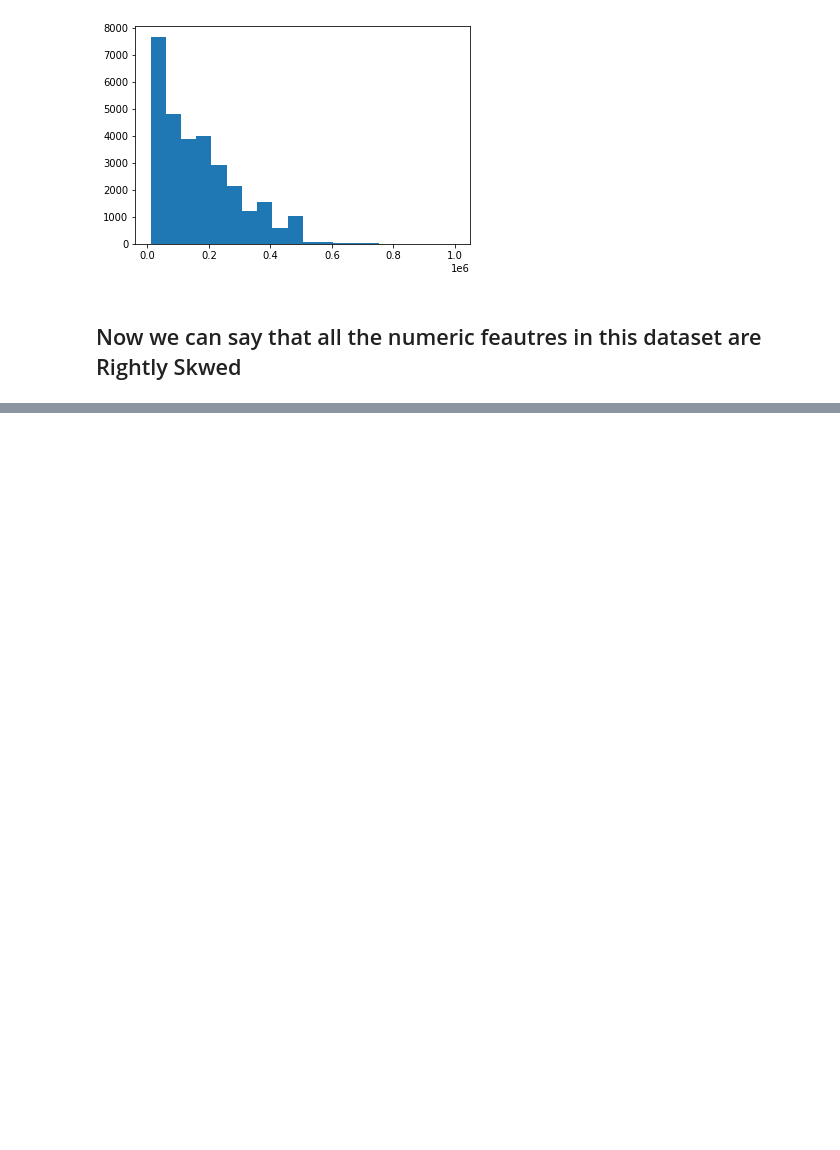
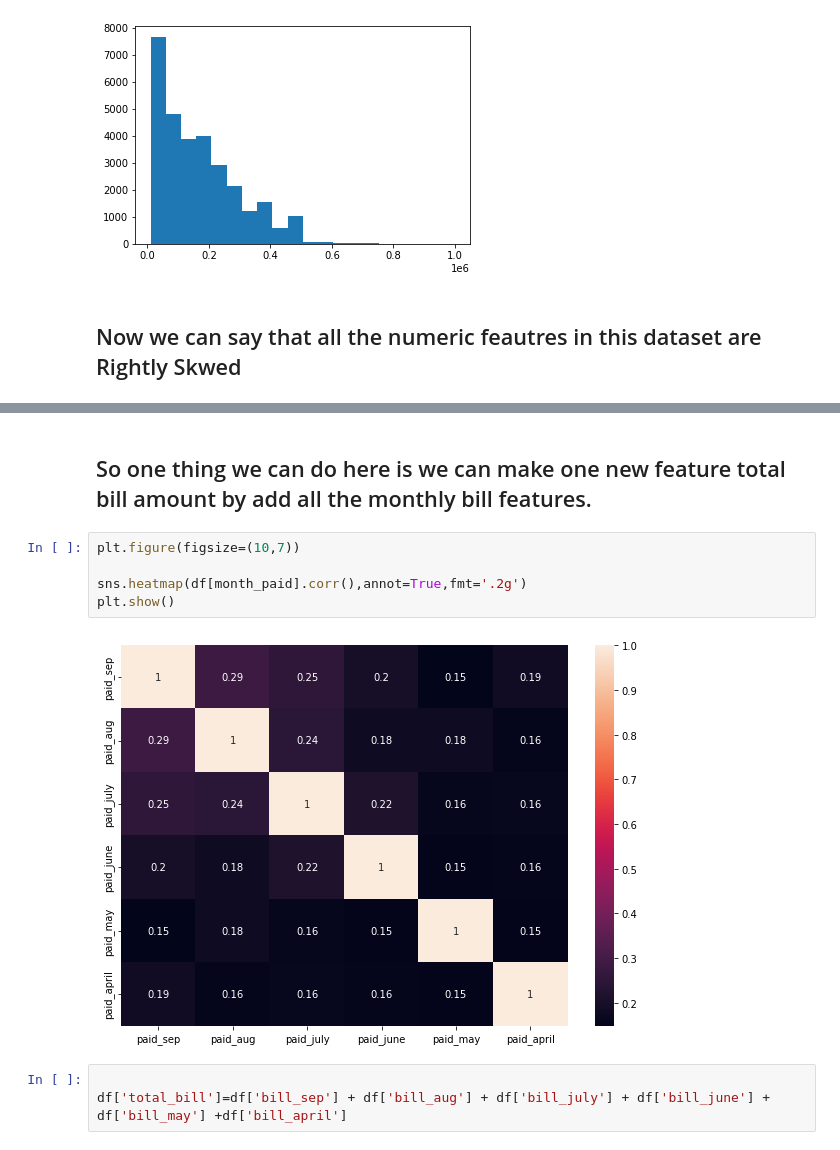
Before and after one commit to IfrazQazi/Credit-Card-Default-Prediction, a Jupyter notebook: Credit_Card_Default_Prediction.ipynb, the cells around one changed output, grey strips where cells are left out. Cells and saved outputs as stored; diff of their text form; blank space fills up the shorter version.

```diff
--- a/Credit_Card_Default_Prediction.ipynb
+++ b/Credit_Card_Default_Prediction.ipynb
@@ -507,0 +566,12 @@ plt.hist(df['LIMIT_BAL'],bins=20)
+# %% [markdown]
+## So one thing we can do here is we can make one new feature total bill amount by add all the monthly bill features.
+# %%
+plt.figure(figsize=(10,7))
+
+sns.heatmap(df[month_paid].corr(),annot=True,fmt='.2g')
+plt.show()
+# %% [output]
+[figure, added]
+# %%
+
+df['total_bill']=df['bill_sep'] + df['bill_aug'] + df['bill_july'] + df['bill_june'] + df['bill_may'] +df['bill_april']
```
Also changed, not shown: parts of 11 cells of this notebook.
